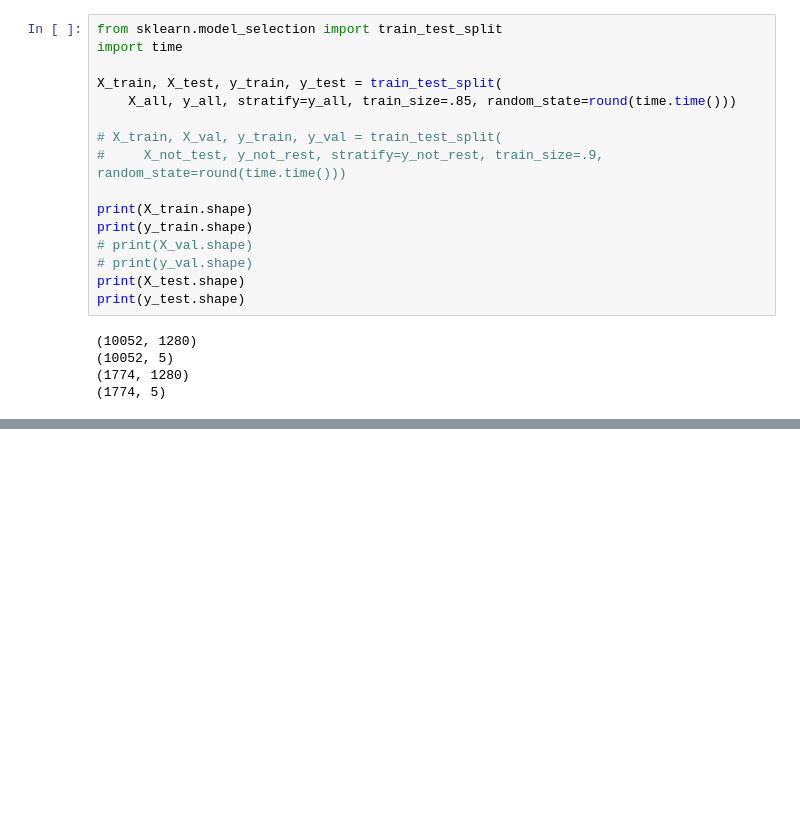
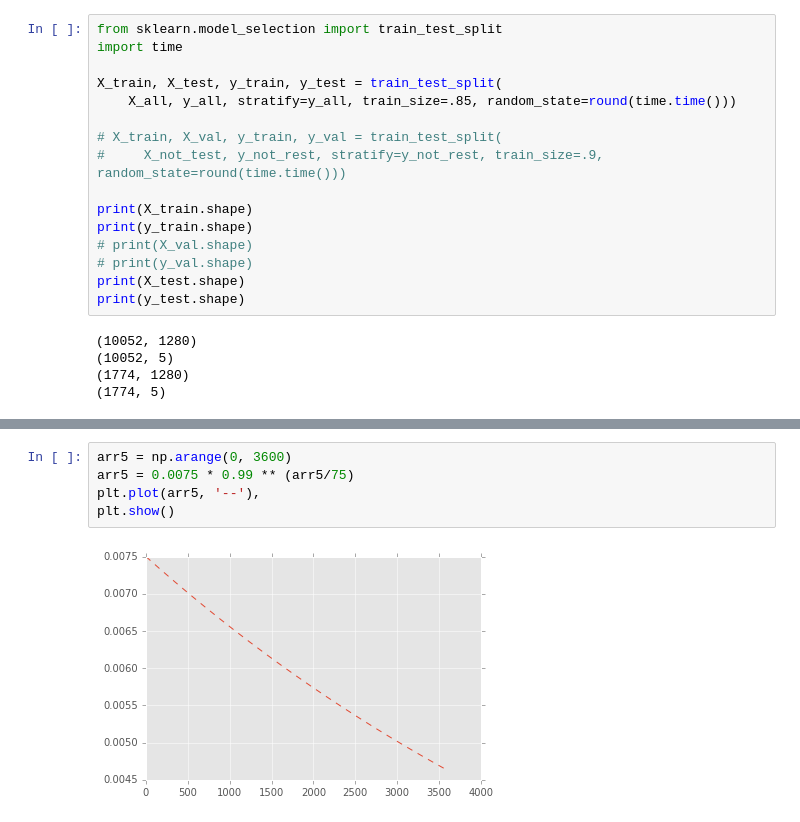
Before and after one commit to TongtongFANG/LearningMachines, a Jupyter notebook: new_NN_voice_classification.ipynb, the cells around one changed output, grey strips where cells are left out. Cells and saved outputs as stored; diff of their text form; blank space fills up the shorter version.

```diff
--- a/new_NN_voice_classification.ipynb
+++ b/new_NN_voice_classification.ipynb
@@ -200,0 +201,7 @@ Test Accuracy: 0.925028
+# %%
+arr5 = np.arange(0, 3600)
+arr5 = 0.0075 * 0.99 ** (arr5/75)
+plt.plot(arr5, '--'),
+plt.show()
+# %% [output]
+[figure, added]
```
Also changed, not shown: parts of 2 cells of this notebook, 4 other files.
